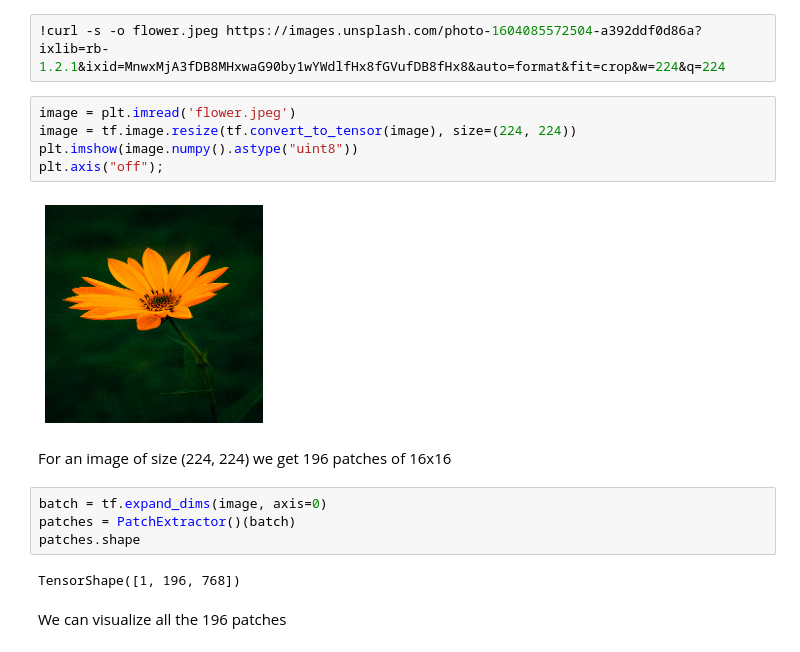
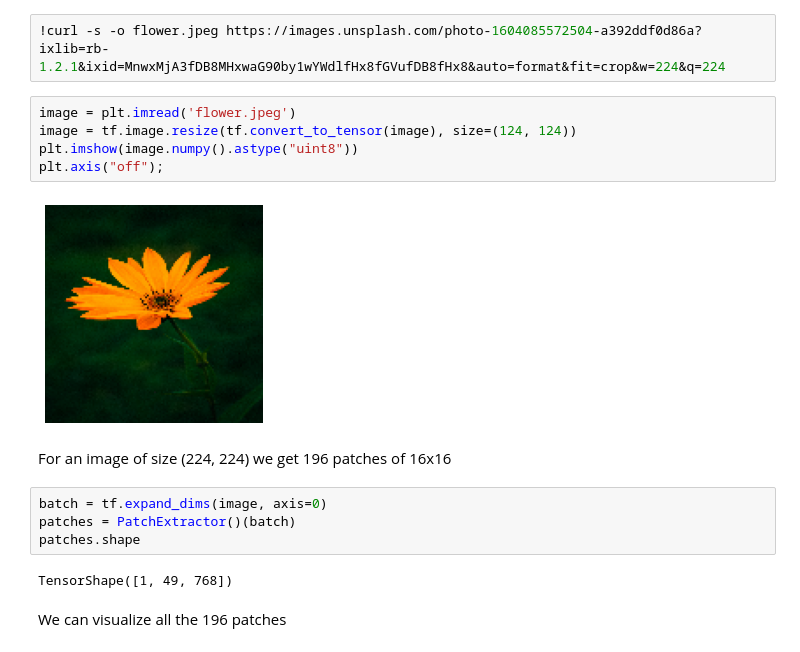
Before and after one commit to Mkenza/Computer_V_SDI, a Jupyter notebook: TP4_MAKHLOUF_vision_transformer.ipynb, the cells around one changed output. Drawn from its saved outputs; the diff is of its cells as text.

```diff
--- a/TP4_MAKHLOUF_vision_transformer.ipynb
+++ b/TP4_MAKHLOUF_vision_transformer.ipynb
@@ -70,11 +70,11 @@ class PatchExtractor(Layer):
 !curl -s -o flower.jpeg https://images.unsplash.com/photo-1604085572504-a392ddf0d86a?ixlib=rb-1.2.1&ixid=MnwxMjA3fDB8MHxwaG90by1wYWdlfHx8fGVufDB8fHx8&auto=format&fit=crop&w=224&q=224
 # %%
 image = plt.imread('flower.jpeg')
-image = tf.image.resize(tf.convert_to_tensor(image), size=(224, 224))
+image = tf.image.resize(tf.convert_to_tensor(image), size=(124, 124))
 plt.imshow(image.numpy().astype("uint8"))
 plt.axis("off");
 # %% [output]
-[figure, old version]
+[figure, new version]
 # %% [markdown]
 For an image of size (224, 224) we get 196 patches of 16x16
 # %%
@@ -82,7 +82,7 @@ batch = tf.expand_dims(image, axis=0)
 patches = PatchExtractor()(batch)
 patches.shape
 # %% [output]
-TensorShape([1, 196, 768])
+TensorShape([1, 49, 768])
 # %% [markdown]
 We can visualize all the 196 patches
 # %%
```
Also changed, not shown: parts of 10 cells of this notebook.
